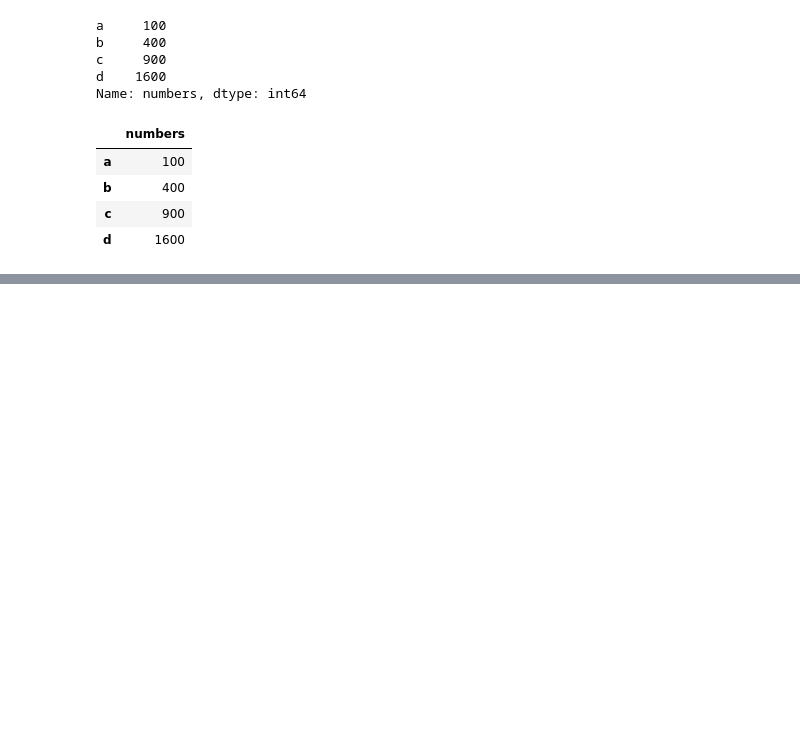
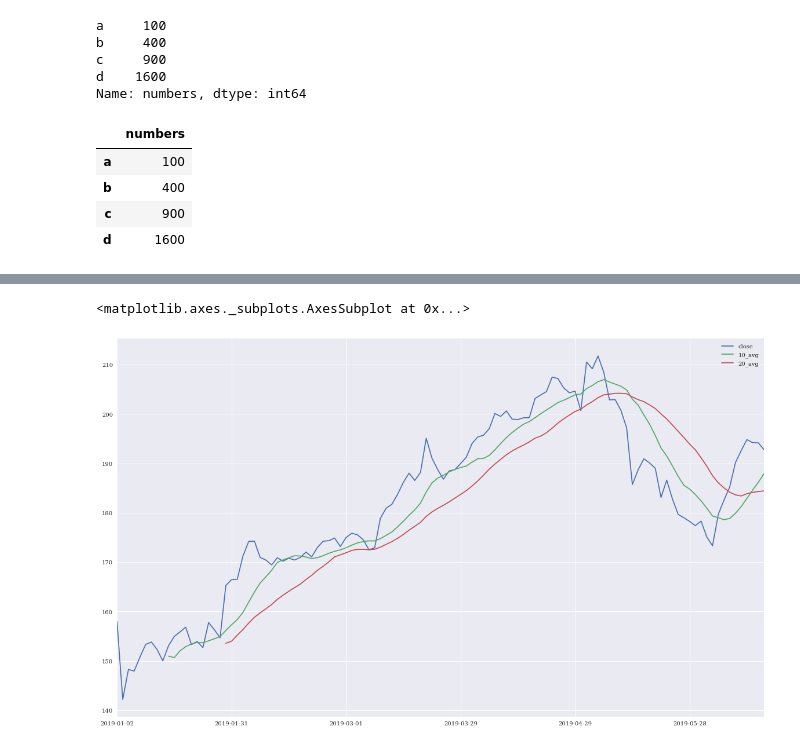
Before and after one commit to thomasmurphycodes/PythonForFinance, a Jupyter notebook: notebooks/Python for Finance Chapter 5 - Pandas.ipynb, the cells around one changed output, grey strips where cells are left out. Saved outputs shown, nothing was run; the diff lists cells and outputs as text; code cells hidden in the pictures; blank space fills up the shorter version.

```diff
--- a/notebooks/Python for Finance Chapter 5 - Pandas.ipynb
+++ b/notebooks/Python for Finance Chapter 5 - Pandas.ipynb
@@ -157,0 +252,9 @@ df
+# %%
+# Finance data time
+from datetime import datetime
+from iexfinance.stocks import get_historical_data
+
+start = datetime(2019, 1, 1)
+end = datetime(2019, 6, 15)
+pd.options.display.float_format = '{:,.2f}'.format
+df = pd.DataFrame(get_historical_data("AAPL", start, end, close_only=True)).transpose()
@@ -157,0 +289,16 @@ df
+# %%
+# Let's visualize!
+from pylab import mpl, plt
+plt.style.use('seaborn')
+mpl.rcParams['font.family'] = 'serif'
+%matplotlib inline
+# %%
+df['10_avg'] = df['close'].rolling(10).mean()
+df['20_avg'] = df['close'].rolling(20).mean()
+df['strat'] = np.where(df['close'] > df['10_avg'], 1, -1)
+avg_plot = pd.DataFrame((df['close'], df['10_avg'], df['20_avg']))
+avg_plot = avg_plot.transpose()
+avg_plot.plot(figsize=(20,12))
+# %% [output]
+<matplotlib.axes._subplots.AxesSubplot at 0x...>
+[figure, added]
```
Also changed, not shown: parts of 39 cells of this notebook, 1 other file.
